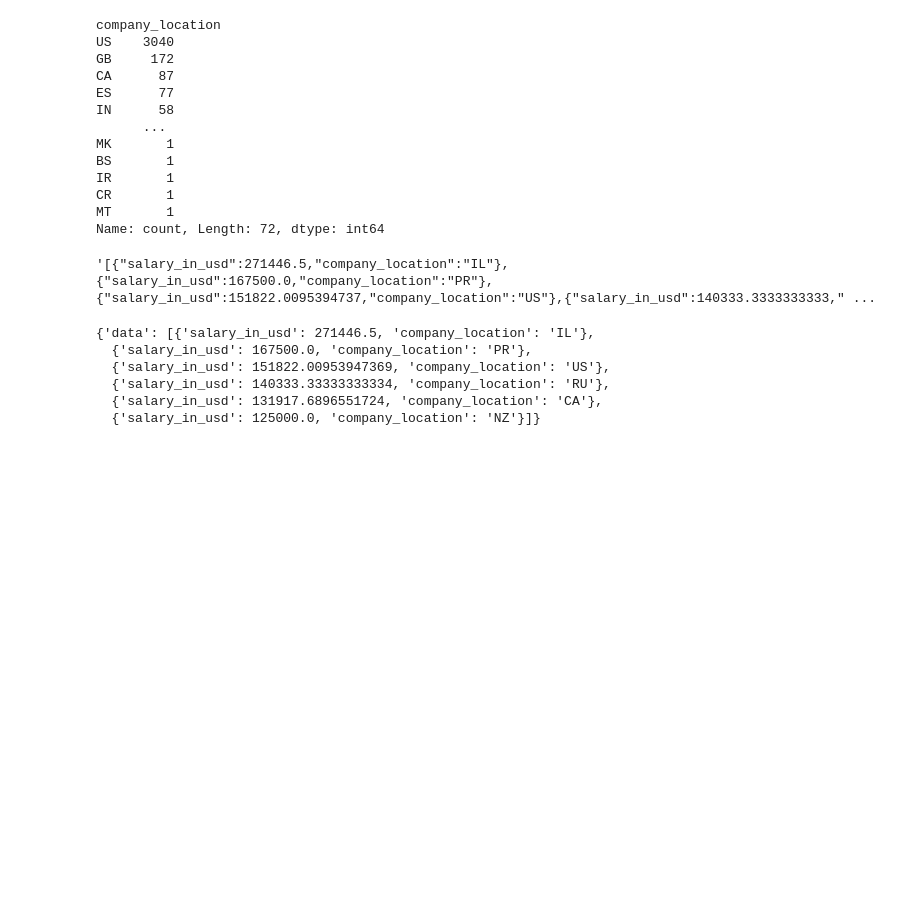
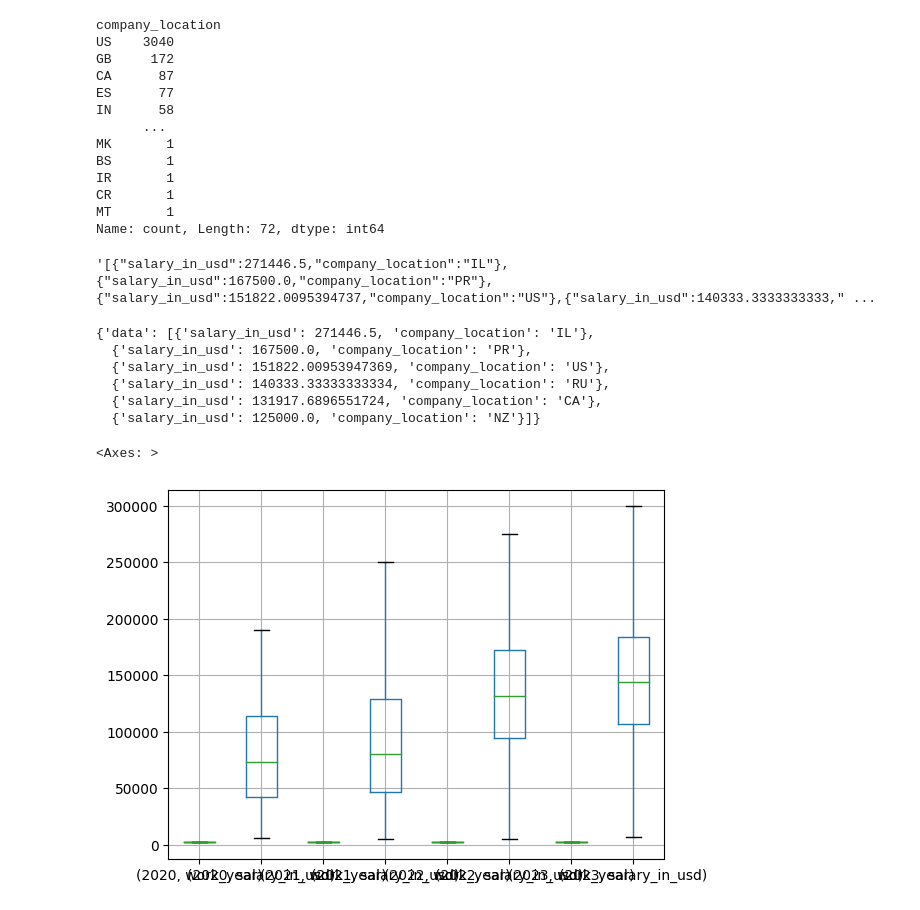
Before and after one commit to VIDITeaching/ECS272-Fall2023, a Jupyter notebook: Homework2/haskari/data/data_creator.ipynb, the cells around one changed output. Drawn from its saved outputs; the diff is of its cells as text; code cells hidden in the pictures; blank space fills up the shorter version.

```diff
--- a/Homework2/haskari/data/data_creator.ipynb
+++ b/Homework2/haskari/data/data_creator.ipynb
@@ -115,6 +115,11 @@ radar_data
   {'salary_in_usd': 140333.33333333334, 'company_location': 'RU'},
   {'salary_in_usd': 131917.6896551724, 'company_location': 'CA'},
   {'salary_in_usd': 125000.0, 'company_location': 'NZ'}]}
+# %%
+df[['work_year', 'salary_in_usd']].groupby('work_year').boxplot('work_year', showfliers=False)
+# %% [output]
+<Axes: >
+[figure, added]
 # %%
 with open('radar_data.json', 'w') as outfile:
 	json.dump(radar_data, outfile)
```
Also changed, not shown: 3 other files.
